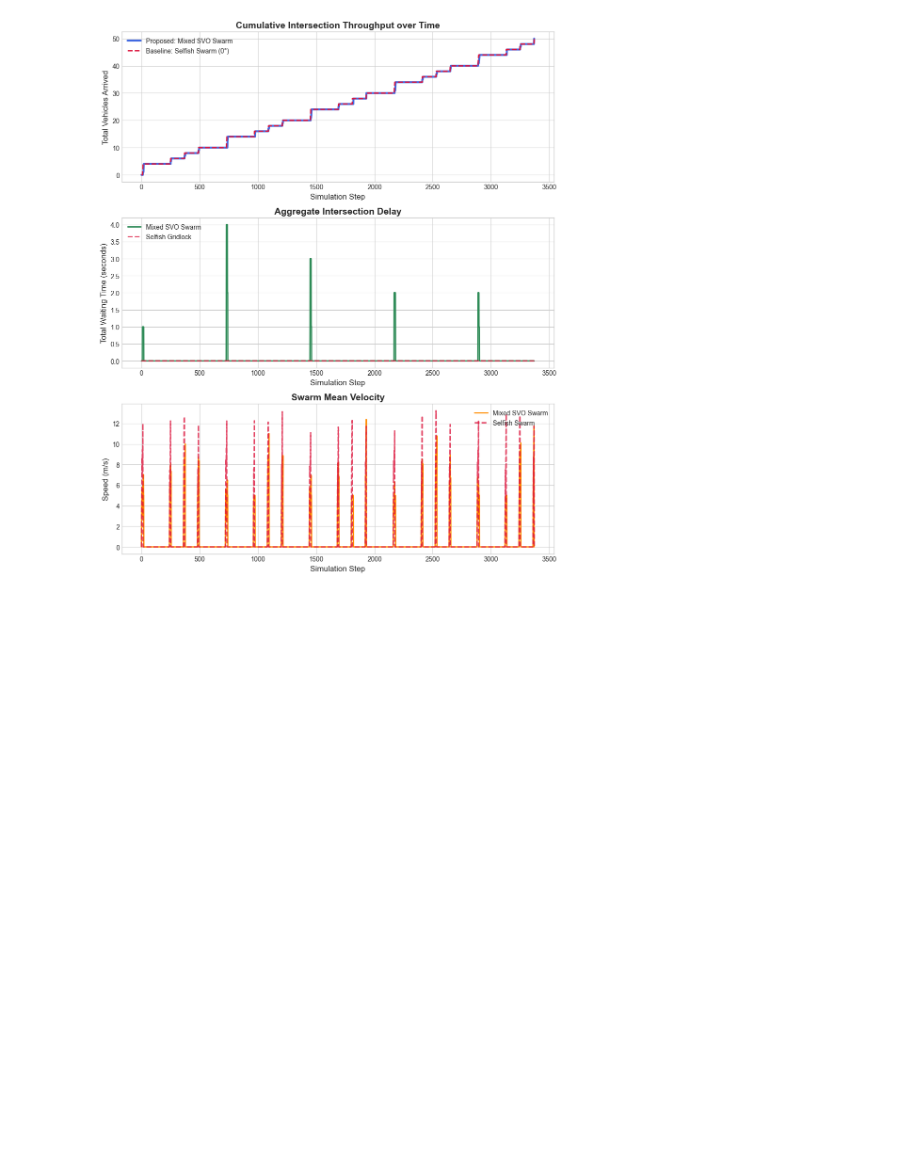
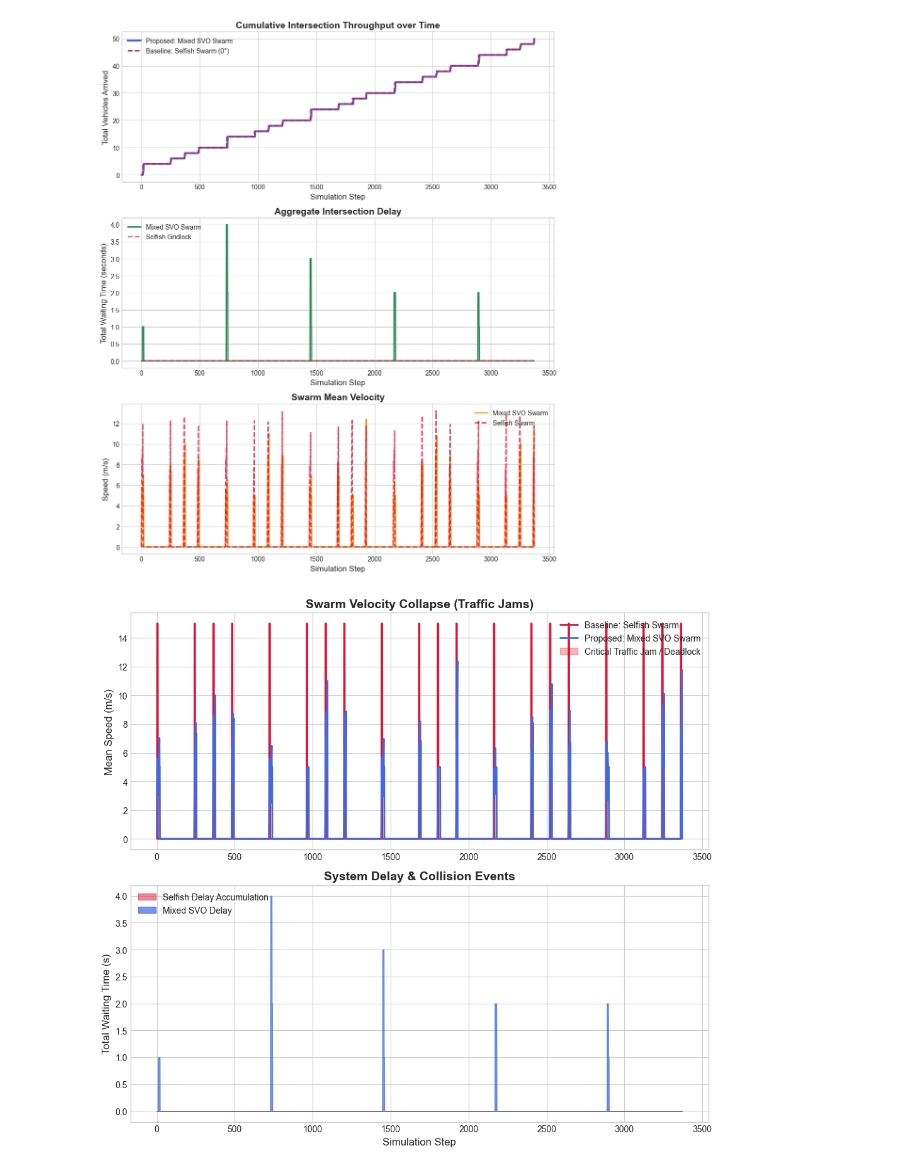
Before and after one commit to Lilvamp237/Autonomous-swarms, a Jupyter notebook: notebooks/result_analysis.ipynb, the cells around one changed output. Drawn from its saved outputs; the diff is of its cells as text; code cells hidden in the pictures; blank space fills up the shorter version.

```diff
--- a/notebooks/result_analysis.ipynb
+++ b/notebooks/result_analysis.ipynb
@@ -206,3 +206,52 @@ plt.savefig('comparative_swarm_results.png', dpi=300, bbox_inches='tight')
 plt.show()
 # %% [output]
 [figure]
+# %%
+import pandas as pd
+import matplotlib.pyplot as plt
+
+# Load your finalized datasets (Make sure names match your files!)
+df_selfish = pd.read_csv('../data/metrics/selfish5.csv')
+df_mixed = pd.read_csv('../data/metrics/mixed5.csv')
+
+plt.style.use('seaborn-v0_8-whitegrid')
+fig, (ax1, ax2) = plt.subplots(2, 1, figsize=(10, 9))
+
+# =======================================================
+# PANEL 1: VELOCITY COLLAPSE (The Traffic Jam Highlight)
+# =======================================================
+ax1.plot(df_selfish['tick'], df_selfish['mean_speed_ms'], color='crimson', linewidth=2, label='Baseline: Selfish Swarm')
+ax1.plot(df_mixed['tick'], df_mixed['mean_speed_ms'], color='royalblue', linewidth=2, label='Proposed: Mixed SVO Swarm')
+
+# MAGIC TRICK: Shade the background RED whenever the selfish swarm drops below 1.5 m/s (Gridlock Phase)
+ax1.fill_between(df_selfish['tick'], 0, df_selfish['mean_speed_ms'],
+                 where=(df_selfish['mean_speed_ms'] < 1.5),
+                 color='red', alpha=0.3, label='Critical Traffic Jam / Deadlock')
+
+ax1.set_title('Swarm Velocity Collapse (Traffic Jams)', fontsize=14, fontweight='bold')
+ax1.set_ylabel('Mean Speed (m/s)', fontsize=12)
+ax1.legend(loc='upper right')
+
+# =======================================================
+# PANEL 2: DELAY MOUNTAINS & COLLISIONS
+# =======================================================
+# Fill the area to show the massive weight of the delay
+ax2.fill_between(df_selfish['tick'], 0, df_selfish['intersection_delay_s'], color='crimson', alpha=0.5, label='Selfish Delay Accumulation')
+ax2.fill_between(df_mixed['tick'], 0, df_mixed['intersection_delay_s'], color='royalblue', alpha=0.7, label='Mixed SVO Delay')
+
+# Explicitly plot Collisions as big "X" markers if they occurred
+selfish_crashes = df_selfish[df_selfish['collisions'] > 0]
+if not selfish_crashes.empty:
+    ax2.scatter(selfish_crashes['tick'], selfish_crashes['intersection_delay_s'],
+                color='black', marker='X', s=150, zorder=5, label=f'Collisions ({len(selfish_crashes)} events)')
+
+ax2.set_title('System Delay & Collision Events', fontsize=14, fontweight='bold')
+ax2.set_ylabel('Total Waiting Time (s)', fontsize=12)
+ax2.set_xlabel('Simulation Step', fontsize=12)
+ax2.legend(loc='upper left')
+
+plt.tight_layout()
+plt.savefig('gridlock_collision_analysis.png', dpi=300, bbox_inches='tight')
+plt.show()
+# %% [output]
+[figure, added]
```
Also changed, not shown: 2 other files.
